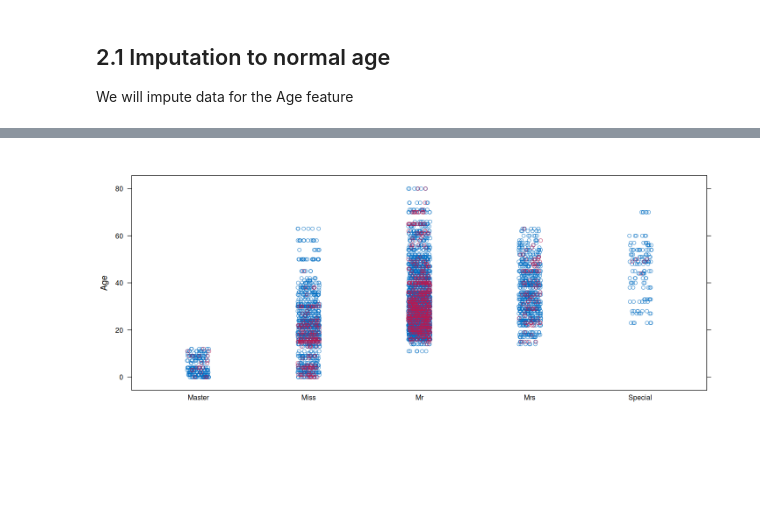
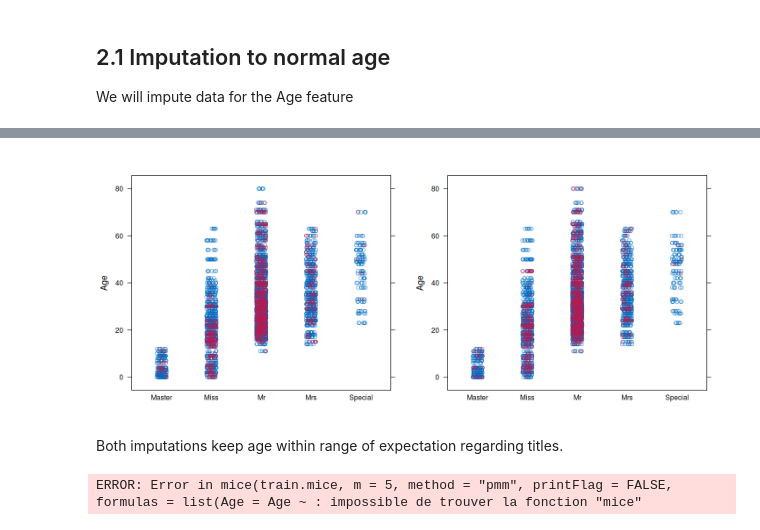
Before and after one commit to sapristi/ML, a Jupyter notebook: experiments/titanic_challenge/age_exploration.ipynb, the cells around one changed output, grey strips where cells are left out. Drawn from its saved outputs; the diff is of its cells as text; code cells hidden in the pictures; blank space fills up the shorter version.

```diff
--- a/experiments/titanic_challenge/age_exploration.ipynb
+++ b/experiments/titanic_challenge/age_exploration.ipynb
@@ -162,6 +156,32 @@ densityplot(imp1.cart)
 # %%
 imp1.cart <- mice(train.mice, m=5, method='cart', printFlag = FALSE, formulas = list(Age = Age ~ Title + Fare + Embarked))
+imp2.cart <- mice(train.mice, m=5, method='cart', printFlag = FALSE, formulas = list(Age = Age ~ Title + Fare))
 # h1 <- striplot(data = train.mice, Age ~ Title)
-stripplot(imp1.cart, Age ~ Title)
+h1 <- stripplot(imp1.cart, Age ~ Title)
+h2 <- stripplot(imp2.cart, Age ~ Title)
+
+
+options(repr.plot.height= 5)
+print(h1, split=c(1,1,2,1), more=TRUE)
+print(h2, split=c(2,1,2,1))
 # %% [output]
-[figure, old version]
+[figure, new version]
+# %% [markdown]
+ Both imputations keep age within range of expectation regarding titles.
+# %%
+imp1.cart <- mice(train.mice, m=5, method='pmm', printFlag = FALSE, formulas = list(Age = Age ~ Title + Fare))
+imp2.cart <- mice(train.mice, m=5, method='midastouch', printFlag = FALSE, formulas = list(Age = Age ~ Title + Fare))
+imp3.cart <- mice(train.mice, m=5, method='sample', printFlag = FALSE, formulas = list(Age = Age ~ Title + Fare))
+# h1 <- striplot(data = train.mice, Age ~ Title)
+h1 <- stripplot(imp1.cart, Age ~ Title)
+h2 <- stripplot(imp2.cart, Age ~ Title)
+h3 <- stripplot(imp3.cart, Age ~ Title)
+
+
+
+options(repr.plot.height= 5,repr.plot.width= 10)
+print(h1, split=c(1,1,3,1), more=TRUE, legend="test")
+print(h2, split=c(2,1,3,1), more=TRUE, legend="test")
+print(h3, split=c(3,1,3,1))
+# %% [output]
+ERROR: Error in mice(train.mice, m = 5, method = "pmm", printFlag = FALSE, formulas = list(Age = Age ~ : impossible de trouver la fonction "mice"
```
Also changed, not shown: parts of 3 cells of this notebook, 6 other files.
